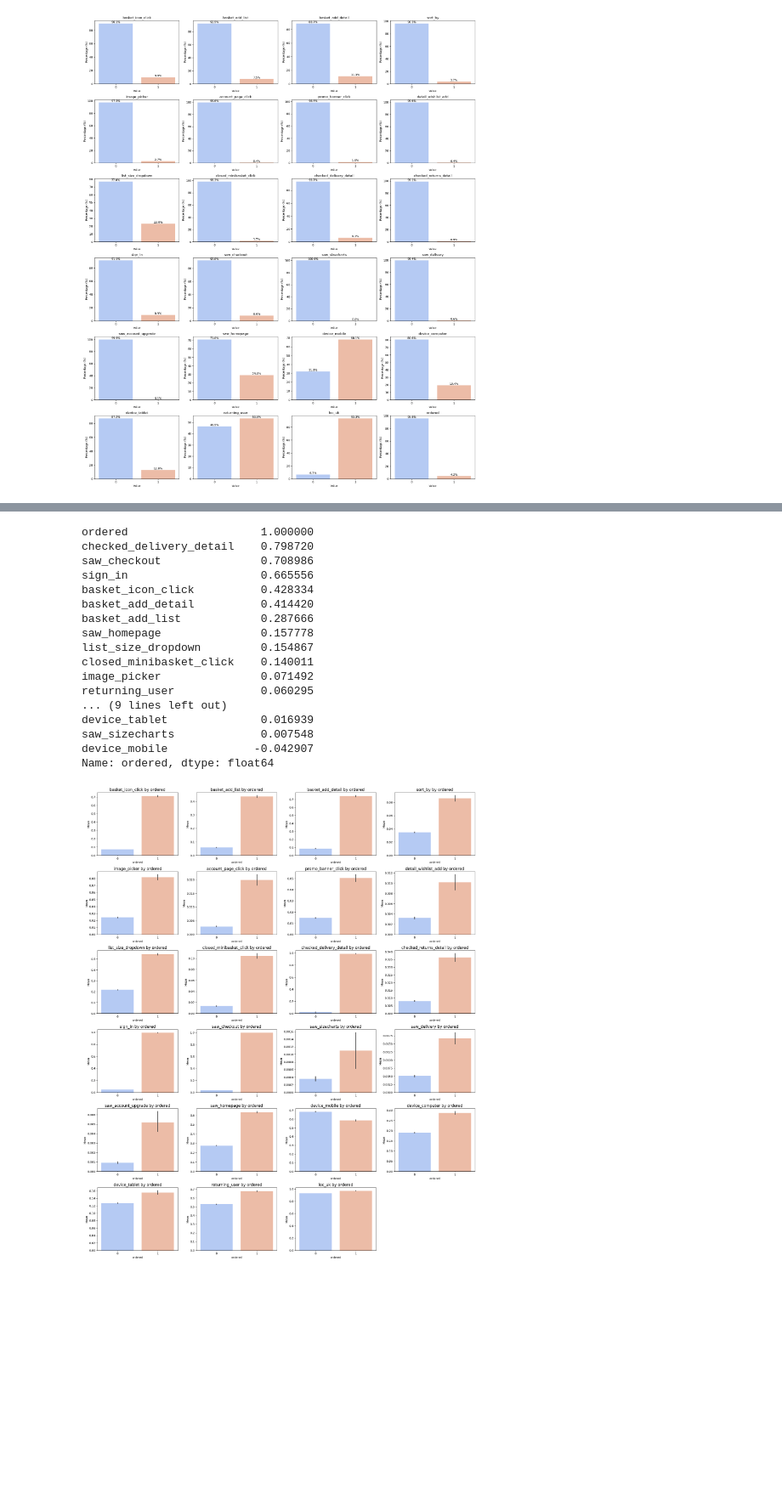
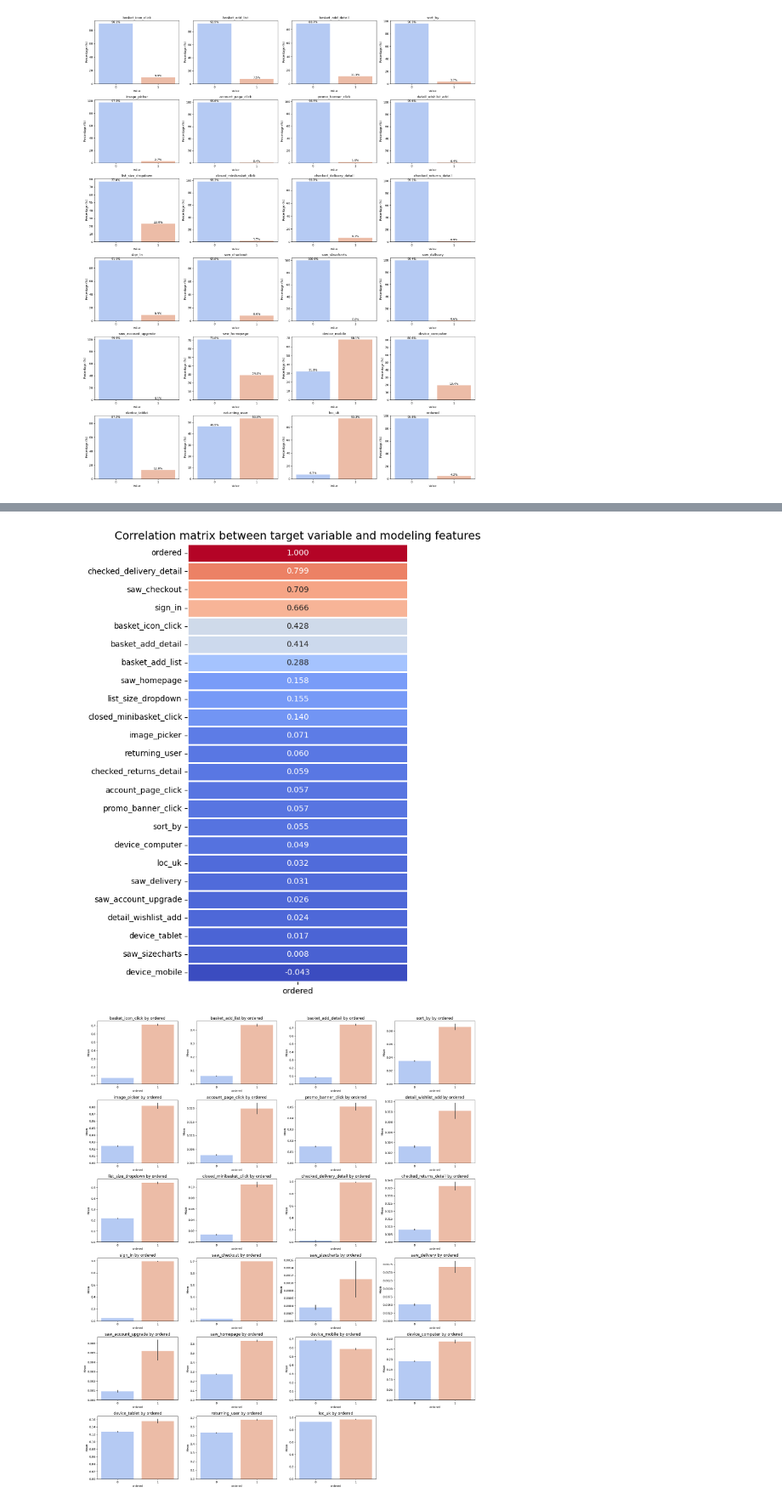
Before and after one commit to PiotrMiernik/Online-shop-purchase-prediction-and-users-segmentation, a Jupyter notebook: EDA and data preprocessing.ipynb, the cells around one changed output, grey strips where cells are left out. Shown at 85% size. Drawn from its saved outputs; the diff is of its cells as text; code cells hidden in the pictures; blank space fills up the shorter version.

```diff
--- a/EDA and data preprocessing.ipynb
+++ b/EDA and data preprocessing.ipynb
@@ -129,25 +147,14 @@ plt.show()
-# %%
-numeric_df = df_train.select_dtypes(include=['number'])
-correlation_matrix = numeric_df.corr()
-
-ordered_correlation = correlation_matrix['ordered'].sort_values(ascending=False)
-display(ordered_correlation)
-# %% [output]
-ordered                    1.000000
-checked_delivery_detail    0.798720
-saw_checkout               0.708986
-sign_in                    0.665556
-basket_icon_click          0.428334
-basket_add_detail          0.414420
-basket_add_list            0.287666
-saw_homepage               0.157778
-list_size_dropdown         0.154867
-closed_minibasket_click    0.140011
-image_picker               0.071492
-returning_user             0.060295
-... (9 lines left out)
-device_tablet              0.016939
-saw_sizecharts             0.007548
-device_mobile             -0.042907
-Name: ordered, dtype: float64
+# %%
+# linear correlation between target variable ('ordered') and other user online behaviour
+numeric_df = df_train.select_dtypes(include=['number'])
+correlation_matrix = numeric_df.corr()
+
+ordered_correlation = correlation_matrix['ordered'].sort_values(ascending=False)
+
+plt.figure(figsize=(5, 10))
+sns.heatmap(ordered_correlation.to_frame(), annot=True, cmap='coolwarm', linewidths=2, cbar=False, fmt='.3f')
+plt.title('Correlation matrix between target variable and modeling features', fontsize=14)
+plt.show()
+# %% [output]
+[figure, added]
 # %%
```
Also changed, not shown: parts of 20 cells of this notebook, 1 other file.
